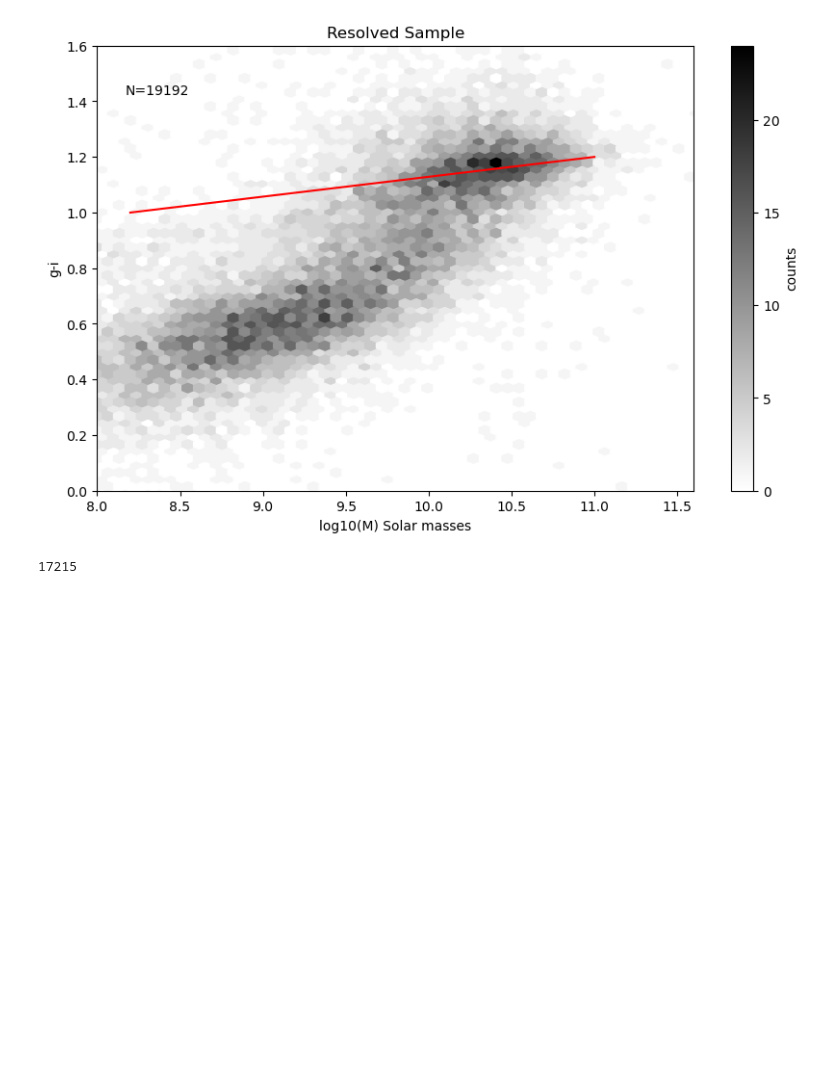
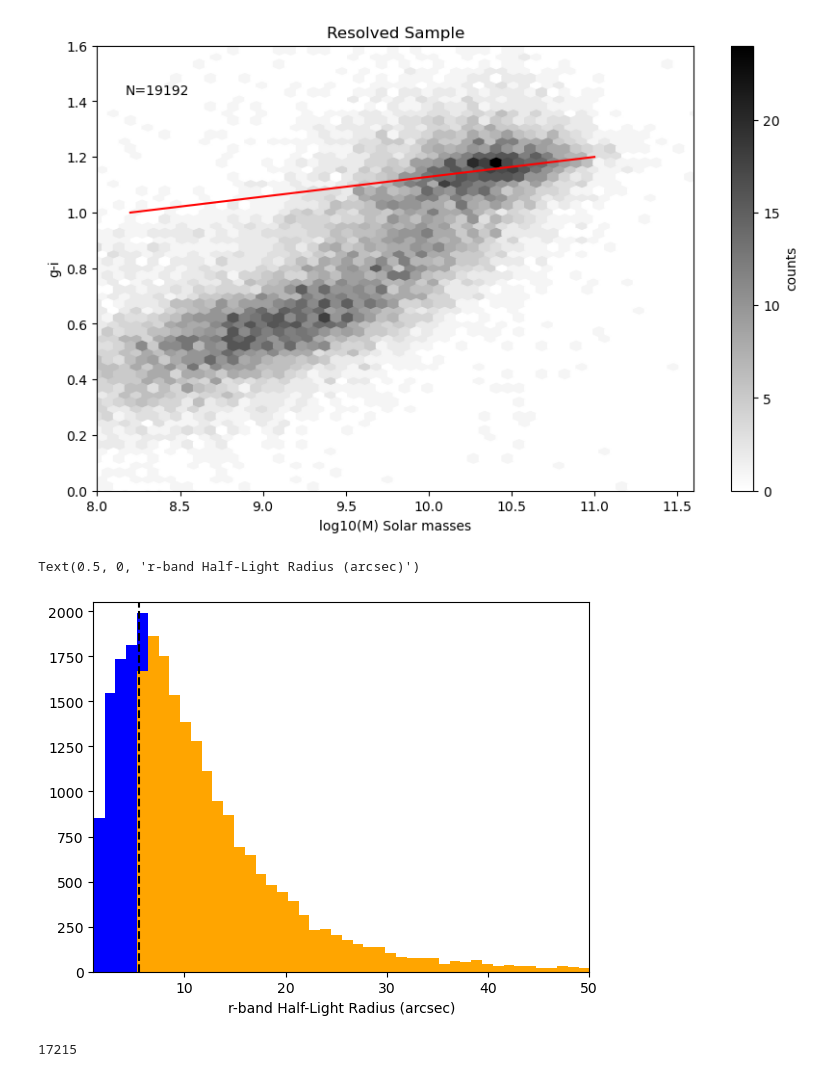
Before and after one commit to EvanBarkus/WISESize_Project, a Jupyter notebook: FlagChange.ipynb, the cells around one changed output. Saved outputs shown, nothing was run; the diff lists cells and outputs as text; code cells hidden in the pictures; blank space fills up the shorter version.

```diff
--- a/FlagChange.ipynb
+++ b/FlagChange.ipynb
@@ -191,6 +191,37 @@ plt.text(0.1,0.9,'N='+str(c),horizontalalignment='center',verticalalignment='cen
 plt.show()
 # %% [output]
 [figure]
+# %%
+#New cut dataset
+cut = SNRflag10 & zflag
+tab=myTab[cut]
+
+#Half light radii
+petroR501=tab['SERSIC_TH50']
+petroR502=cuttab2['SERSIC_TH50']
+
+#Arrays of half light radii
+p501 = np.array(petroR501)
+p502 = np.array(petroR502)
+
+#Lower bounds
+#c1 = (p501 != 0)
+#c2 = (p502 != 0)
+
+#Applies lower bounds to arrays
+#p50_01 = p501[c1]
+#p50_02 = p502[c2]
+
+#Plot histogram of half light radii
+plt.hist(p501,bins=150,color='blue')
+plt.hist(p502,bins=150,color='orange')
+plt.axvline(x = 5.5, color = 'black', linestyle='dashed')
+plt.xlim(1,50)
+plt.ylim(0,2050)
+plt.xlabel('r-band Half-Light Radius (arcsec)')
+# %% [output]
+Text(0.5, 0, 'r-band Half-Light Radius (arcsec)')
+[figure, added]
 # %%
 #SNR > 10 and Size > 6.5"
 # %%
```
Also changed, not shown: parts of 2 cells of this notebook.
